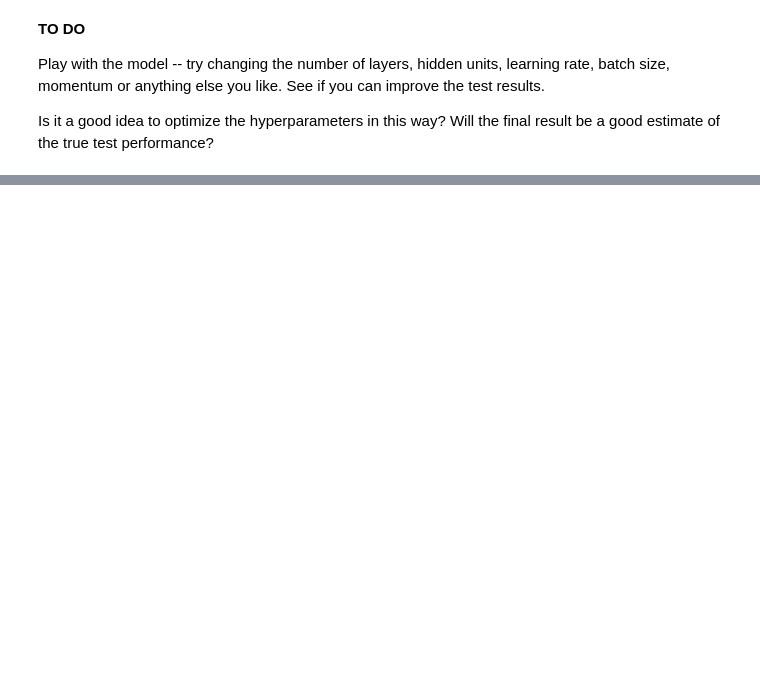
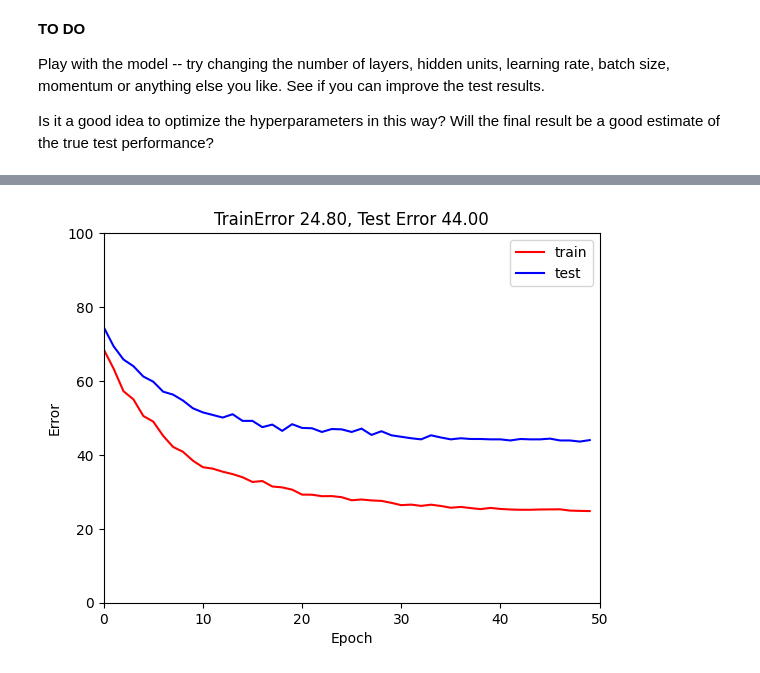
Before and after one commit to bermudez05/Understanding-DL---MPAM, a Jupyter notebook: Solution_Notebooks_understandingDL/Notebooks_chap_8/8_1_MNIST_1D_Performance.ipynb, the cells around one changed output, grey strips where cells are left out. Cells and saved outputs as stored; diff of their text form; code cells hidden in the pictures; blank space fills up the shorter version.

```diff
--- a/Solution_Notebooks_understandingDL/Notebooks_chap_8/8_1_MNIST_1D_Performance.ipynb
+++ b/Solution_Notebooks_understandingDL/Notebooks_chap_8/8_1_MNIST_1D_Performance.ipynb
@@ -84,6 +106,7 @@ loss_function = torch.nn.CrossEntropyLoss()
 optimizer = torch.optim.SGD(model.parameters(), lr = 0.05, momentum=0.9)
 # object that decreases learning rate by half every 10 epochs
 scheduler = StepLR(optimizer, step_size=10, gamma=0.5)
+
 x_train = torch.tensor(data['x'].astype('float32'))
 y_train = torch.tensor(data['y'].transpose().astype('long'))
 x_test= torch.tensor(data['x_test'].astype('float32'))
@@ -113,7 +136,7 @@ for epoch in range(n_epoch):
     # forward pass -- calculate model output
     pred = model(x_batch)
     # compute the loss
-    loss = loss_function(pred, y_batch)
+    loss = loss_function(pred, y_batch.long())
     # backward pass
     loss.backward()
     # SGD update
@@ -125,10 +148,11 @@ for epoch in range(n_epoch):
   _, predicted_train_class = torch.max(pred_train.data, 1)
   _, predicted_test_class = torch.max(pred_test.data, 1)
   errors_train[epoch] = 100 - 100 * (predicted_train_class == y_train).float().sum() / len(y_train)
-  errors_test[epoch]= 100 - 100 * (predicted_test_class == y_test).float().sum() / len(y_test)
-  losses_train[epoch] = loss_function(pred_train, y_train).item()
-  losses_test[epoch]= loss_function(pred_test, y_test).item()
-  print(f'Epoch {epoch:5d}, train loss {losses_train[epoch]:.6f}, train error {errors_train[epoch]:3.2f},  test loss {losses_test[epoch]:.6f}, test error {errors_test[epoch]:3.2f}')
+  errors_test[epoch] = 100 - 100 * (predicted_test_class == y_test).float().sum() / len(y_test)
+  losses_train[epoch] = loss_function(pred_train, y_train.long()).item()
+  losses_test[epoch] = loss_function(pred_test, y_test.long()).item()
+  print(
+    f'Epoch {epoch:5d}, train loss {losses_train[epoch]:.6f}, train error {errors_train[epoch]:3.2f},  test loss {losses_test[epoch]:.6f}, test error {errors_test[epoch]:3.2f}')
 
   # tell scheduler to consider updating learning rate
   scheduler.step()
@@ -160,0 +208,84 @@ Is it a good idea to optimize the hyperparameters in this way?  Will the final r
+# %%
+# choose cross entropy loss function (equation 5.24)
+loss_function = torch.nn.CrossEntropyLoss()
+
+# construct SGD optimizer and initialize learning rate and momentum
+optimizer = torch.optim.SGD(model.parameters(), lr = 0.05, momentum=0.5)
+
+# object that decreases learning rate by half every 10 epochs
+scheduler = StepLR(optimizer, step_size=10, gamma=0.5)
+
+x_train = torch.tensor(data['x'].astype('float32'))
+y_train = torch.tensor(data['y'].transpose().astype('long'))
+x_test= torch.tensor(data['x_test'].astype('float32'))
+y_test = torch.tensor(data['y_test'].astype('long'))
+
+# load the data into a class that creates the batches
+data_loader = DataLoader(TensorDataset(x_train,y_train), batch_size=100, shuffle=True, worker_init_fn=np.random.seed(1))
+
+# Initialize model weights
+model.apply(weights_init)
+
+# loop over the dataset n_epoch times
+n_epoch = 50
+# store the loss and the % correct at each epoch
+losses_train = np.zeros((n_epoch))
+errors_train = np.zeros((n_epoch))
+losses_test = np.zeros((n_epoch))
+errors_test = np.zeros((n_epoch))
+
+for epoch in range(n_epoch):
+  # loop over batches
+  for i, batch in enumerate(data_loader):
+    # retrieve inputs and labels for this batch
+    x_batch, y_batch = batch
+    # zero the parameter gradients
+    optimizer.zero_grad()
+    # forward pass -- calculate model output
+    pred = model(x_batch)
+    # compute the loss
+    loss = loss_function(pred, y_batch.long())
+    # backward pass
+    loss.backward()
+    # SGD update
+    optimizer.step()
+
+  # Run whole dataset to get statistics -- normally wouldn't do this
+  pred_train = model(x_train)
+  pred_test = model(x_test)
+  _, predicted_train_class = torch.max(pred_train.data, 1)
+  _, predicted_test_class = torch.max(pred_test.data, 1)
+  errors_train[epoch] = 100 - 100 * (predicted_train_class == y_train).float().sum() / len(y_train)
+  errors_test[epoch] = 100 - 100 * (predicted_test_class == y_test).float().sum() / len(y_test)
+  losses_train[epoch] = loss_function(pred_train, y_train.long()).item()
+  losses_test[epoch] = loss_function(pred_test, y_test.long()).item()
+  print(
+    f'Epoch {epoch:5d}, train loss {losses_train[epoch]:.6f}, train error {errors_train[epoch]:3.2f},  test loss {losses_test[epoch]:.6f}, test error {errors_test[epoch]:3.2f}')
+
+  # tell scheduler to consider updating learning rate
+  scheduler.step()
+
+
+
+# ----------------------------------------------------------------------------------------
+
+# Plot the results
+fig, ax = plt.subplots()
+ax.plot(errors_train,'r-',label='train')
+ax.plot(errors_test,'b-',label='test')
+ax.set_ylim(0,100); ax.set_xlim(0,n_epoch)
+ax.set_xlabel('Epoch'); ax.set_ylabel('Error')
+ax.set_title('TrainError %3.2f, Test Error %3.2f'%(errors_train[-1],errors_test[-1]))
+ax.legend()
+plt.show()
+
+# Plot the results
+fig, ax = plt.subplots()
+ax.plot(losses_train,'r-',label='train')
+ax.plot(losses_test,'b-',label='test')
+ax.set_xlim(0,n_epoch)
+ax.set_xlabel('Epoch'); ax.set_ylabel('Loss')
+ax.set_title('Train loss %3.2f, Test loss %3.2f'%(losses_train[-1],losses_test[-1]))
+ax.legend()
+plt.show()
+# %% [output]
@@ -160,0 +309 @@ Is it a good idea to optimize the hyperparameters in this way?  Will the final r
+[figure, added]
```
Also changed, not shown: parts of 6 cells of this notebook, 2 other files.
